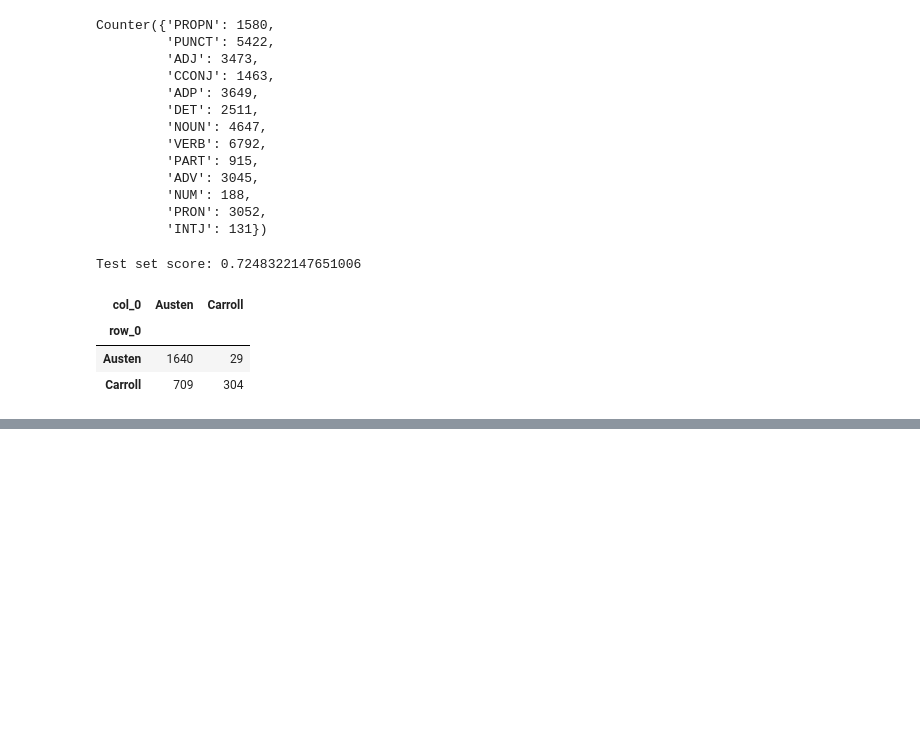
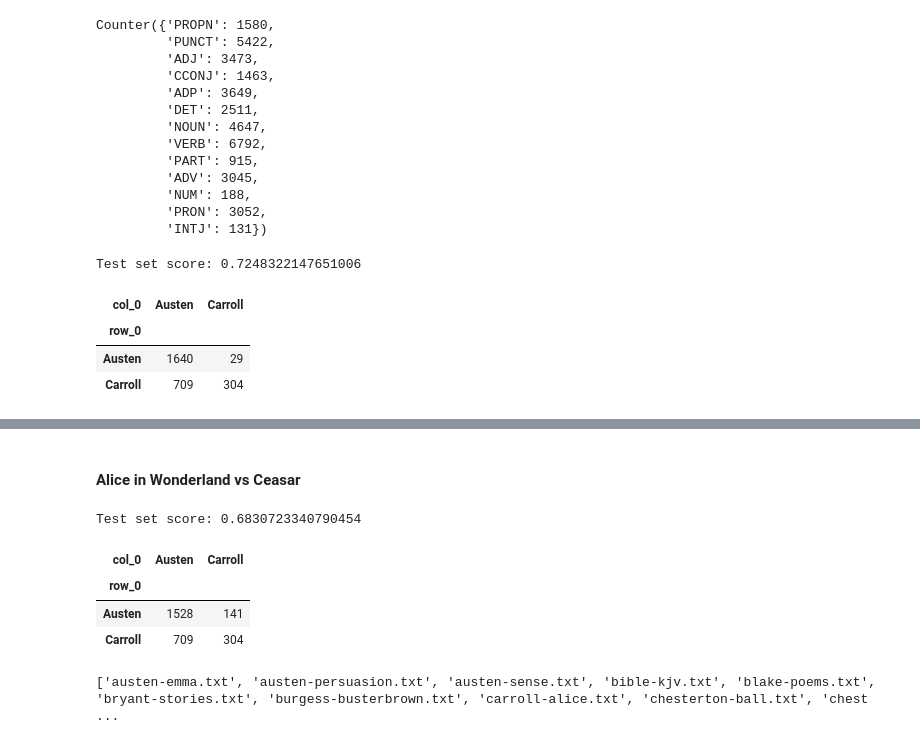
Before and after one commit to Tinsae/Thinkful-Data-Science, a Jupyter notebook: DS/Unit 4/4.4.2+Supervised+NLP.ipynb, the cells around one changed output, grey strips where cells are left out. Cells and saved outputs as stored; diff of their text form; code cells hidden in the pictures; blank space fills up the shorter version.

Commit message:
Shakespeare

```diff
--- a/DS/Unit 4/4.4.2+Supervised+NLP.ipynb
+++ b/DS/Unit 4/4.4.2+Supervised+NLP.ipynb
@@ -582,0 +596,27 @@ Test set score: 0.7248322147651006
+# %%
+# Clean the Emma data.
+caesar = gutenberg.raw('shakespeare-caesar.txt')
+caesar = re.sub(r'VOLUME \w+', '', caesar)
+caesar = re.sub(r'CHAPTER \w+', '', caesar)
+caesar = text_cleaner(caesar)
+print(caesar[:100])
+# Parse our cleaned data.
+ceasar_doc = nlp(caesar)
+# Group into sentences.
+#persuasion_sents = [[sent, "Austen"] for sent in persuasion_doc.sents]
+ceasar_sents = [[sent, "Caesar"] for sent in ceasar_doc.sents]
+
+# Emma is quite long, let's cut it down to the same length as Alice.
+ceasar_sents = emma_sents[0:len(alice_sents)]
+
+ceasar_sentences = pd.DataFrame(ceasar_sents)
+#emma_bow = bow_features(emma_sentences, common_words)
+
+# Optimizing the code by using CountVectorizer
+from sklearn.feature_extraction.text import CountVectorizer
+# these are stop words used by spacy
+# stopwords.words('english'))
+vectorizer = CountVectorizer(vocabulary=common_words, stop_words=stopwords.words('english'),
+                             tokenizer=lemmatizer_tokenize, lowercase=False)
+bow_features_ceasar = pd.DataFrame(vectorizer.transform(ceasar_sentences[0]).toarray(), columns = vectorizer.get_feature_names())
+bow_features_ceasar.head()
@@ -582,0 +682,27 @@ Test set score: 0.7248322147651006
+# %% [markdown]
+#### Alice in Wonderland vs Ceasar
+# %%
+X_Ceasar_test = np.concatenate((
+    X_train[y_train[y_train=='Carroll'].index],
+    bow_features_ceasar.values
+
+), axis=0)
+
+# the model is trained on Carroll vs Austen so I am going to use Austen instead of shakespeare
+y_Ceasar_test = pd.concat([y_train[y_train=='Carroll'],
+                         pd.Series(['Austen'] * bow_features_ceasar.shape[0])])
+
+# Model.
+print('\nTest set score:', lr.score(X_Ceasar_test, y_Ceasar_test))
+lr_Ceasar_predicted = lr.predict(X_Ceasar_test)
+pd.crosstab(y_Ceasar_test, lr_Ceasar_predicted)
+# %% [output]
+Test set score: 0.6830723340790454
+| col_0 | Austen | Carroll |
+| row_0 |  |  |
+| Austen | 1528 | 141 |
+| Carroll | 709 | 304 |
+# %%
+print(gutenberg.fileids())
+# %% [output]
+['austen-emma.txt', 'austen-persuasion.txt', 'austen-sense.txt', 'bible-kjv.txt', 'blake-poems.txt', 'bryant-stories.txt', 'burgess-busterbrown.txt', 'carroll-alice.txt', 'chesterton-ball.txt', 'chest ...
```
Also changed, not shown: parts of 12 cells of this notebook.
